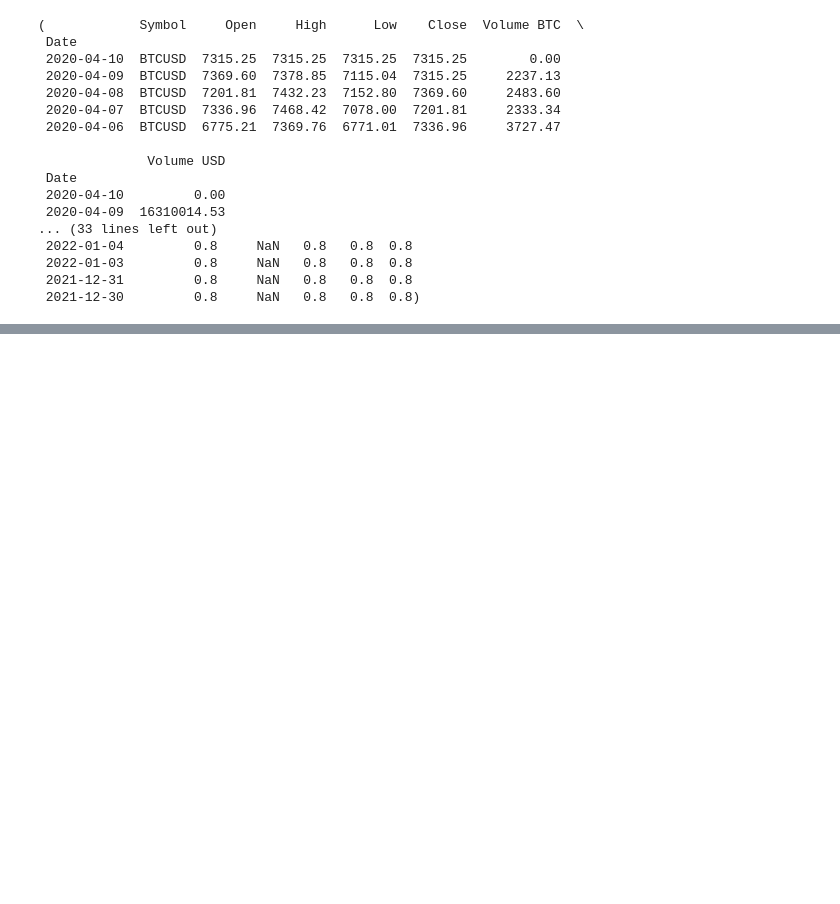
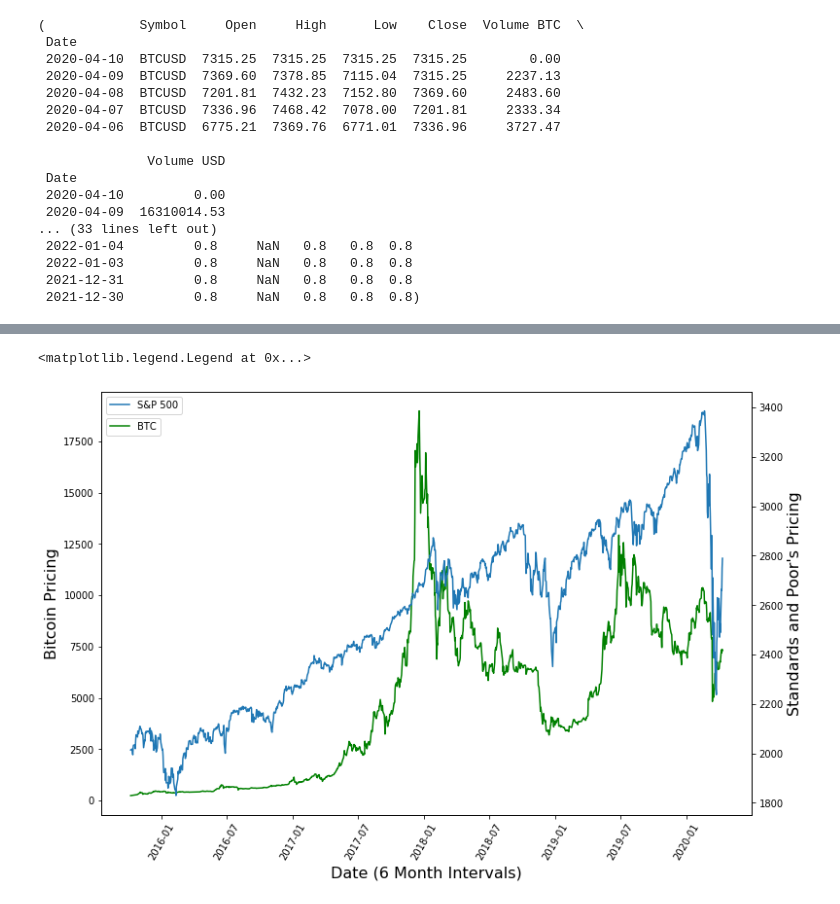
Before and after one commit to nickdemiceli/BitcoinRegression, a Jupyter notebook: BitcoinRegressionProject.ipynb, the cells around one changed output, grey strips where cells are left out. Drawn from its saved outputs; the diff is of its cells as text; code cells hidden in the pictures; blank space fills up the shorter version.

```diff
--- a/BitcoinRegressionProject.ipynb
+++ b/BitcoinRegressionProject.ipynb
@@ -96,0 +109,16 @@ memory usage: 2.7+ KB
+# %%
+# Bitcoin & SNP Visualization
+fig, ax = plt.subplots(figsize=(12,8))
+x1 = plt.plot(merged_df['BTC'], color='Green', label='BTC')
+ax.set_xlabel('Date (6 Month Intervals)', fontsize=16)
+ax.set_ylabel('Bitcoin Pricing', fontsize=16)
+plt.xticks(rotation=60)
+ax.legend(loc='upper left', bbox_to_anchor=(.0001, .95))
+
+ax2 = ax.twinx()
+ax2.plot(merged_df['SNP close'],  label = 'S&P 500')
+ax2.set_ylabel("Standards and Poor's Pricing", fontsize = 16)
+ax2.legend()
+# %% [output]
+<matplotlib.legend.Legend at 0x...>
+[figure, added]
```
Also changed, not shown: parts of 19 cells of this notebook, 3 other files.
